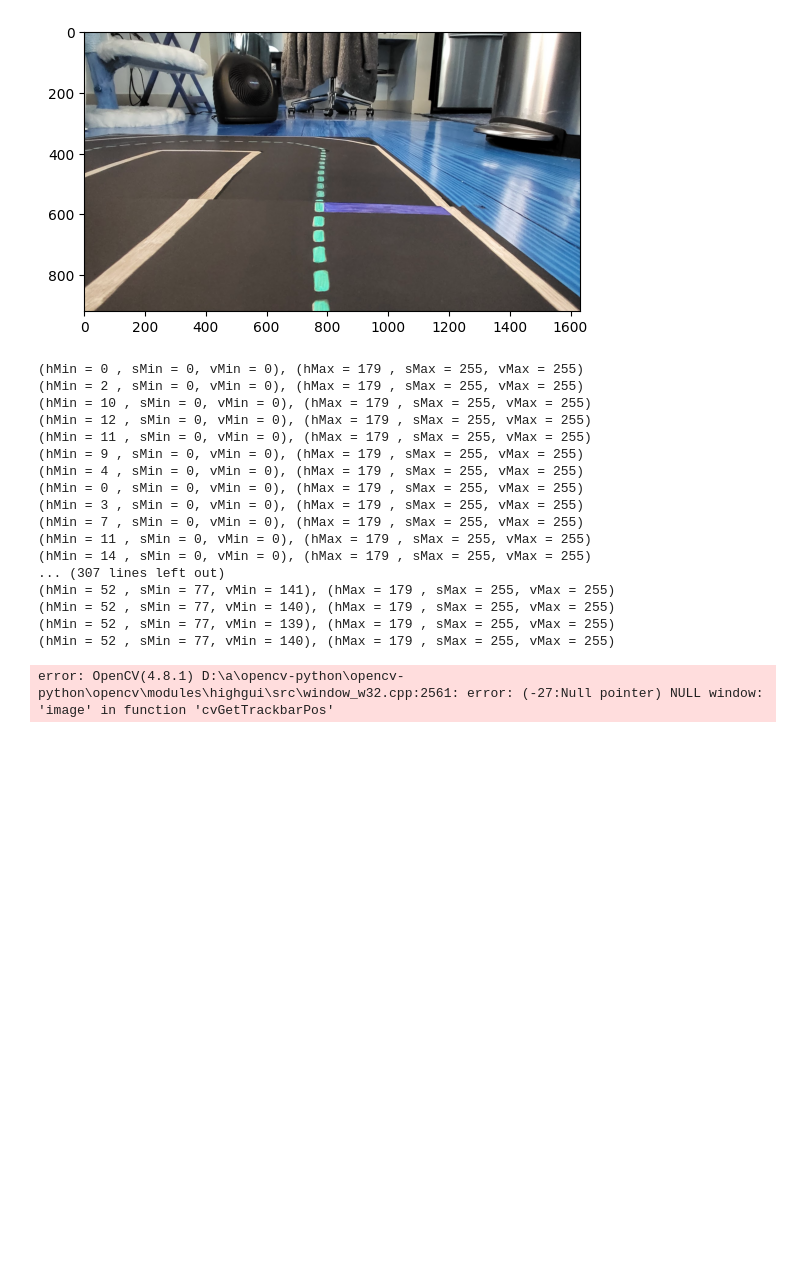
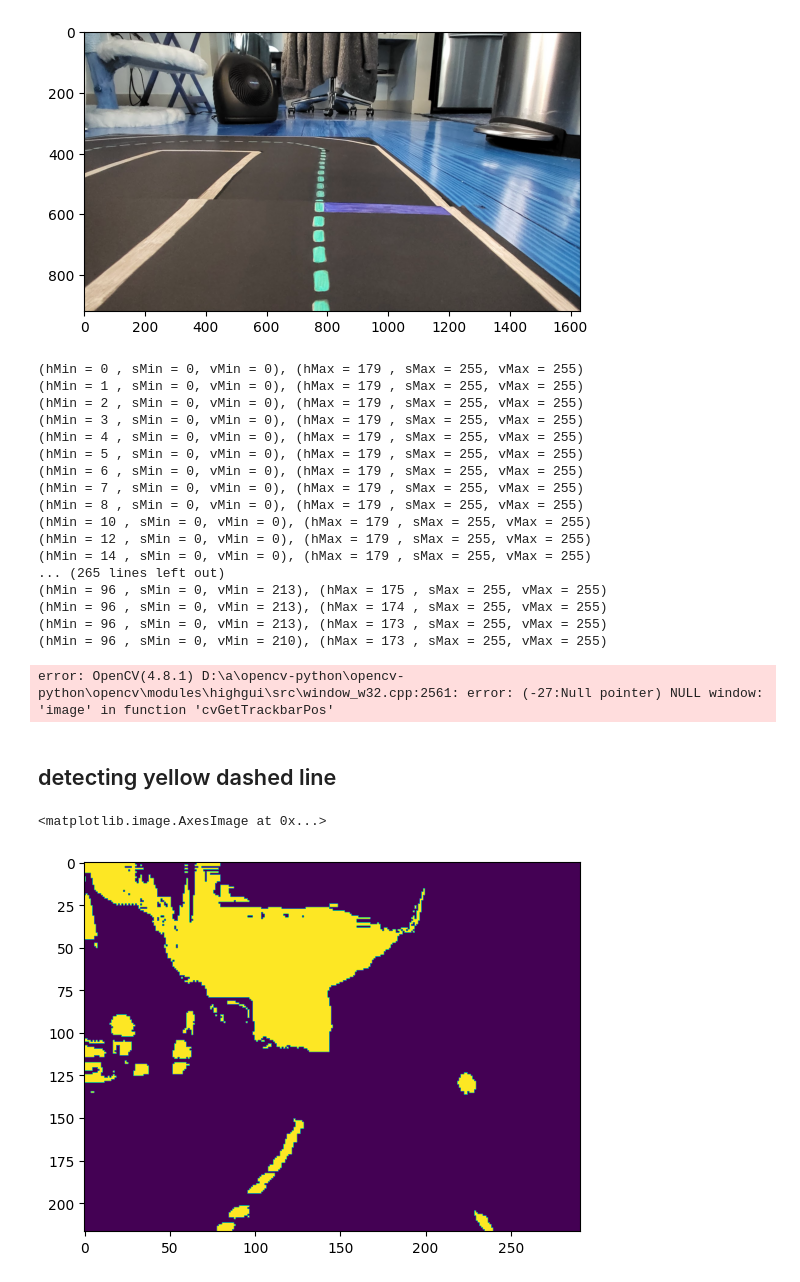
Before and after one commit to bridgetknight/CSC485_F2023, a Jupyter notebook: projects/picar/workshop.ipynb, the cells around one changed output. Drawn from its saved outputs; the diff is of its cells as text; code cells hidden in the pictures; blank space fills up the shorter version.

```diff
--- a/projects/picar/workshop.ipynb
+++ b/projects/picar/workshop.ipynb
@@ -65,6 +65,8 @@ plt.imshow(img)
 <matplotlib.image.AxesImage at 0x...>
 [figure]
 # %%
+file = "test_data/center_lane.jpg"
+img = cv2.imread(file)
 # Create a window
 cv2.namedWindow('image')
 
@@ -128,20 +130,49 @@ while(1):
 cv2.destroyAllWindows()
 # %% [output]
 (hMin = 0 , sMin = 0, vMin = 0), (hMax = 179 , sMax = 255, vMax = 255)
+(hMin = 1 , sMin = 0, vMin = 0), (hMax = 179 , sMax = 255, vMax = 255)
 (hMin = 2 , sMin = 0, vMin = 0), (hMax = 179 , sMax = 255, vMax = 255)
+(hMin = 3 , sMin = 0, vMin = 0), (hMax = 179 , sMax = 255, vMax = 255)
+(hMin = 4 , sMin = 0, vMin = 0), (hMax = 179 , sMax = 255, vMax = 255)
+(hMin = 5 , sMin = 0, vMin = 0), (hMax = 179 , sMax = 255, vMax = 255)
+(hMin = 6 , sMin = 0, vMin = 0), (hMax = 179 , sMax = 255, vMax = 255)
+(hMin = 7 , sMin = 0, vMin = 0), (hMax = 179 , sMax = 255, vMax = 255)
+(hMin = 8 , sMin = 0, vMin = 0), (hMax = 179 , sMax = 255, vMax = 255)
 (hMin = 10 , sMin = 0, vMin = 0), (hMax = 179 , sMax = 255, vMax = 255)
 (hMin = 12 , sMin = 0, vMin = 0), (hMax = 179 , sMax = 255, vMax = 255)
-(hMin = 11 , sMin = 0, vMin = 0), (hMax = 179 , sMax = 255, vMax = 255)
-(hMin = 9 , sMin = 0, vMin = 0), (hMax = 179 , sMax = 255, vMax = 255)
-(hMin = 4 , sMin = 0, vMin = 0), (hMax = 179 , sMax = 255, vMax = 255)
-(hMin = 0 , sMin = 0, vMin = 0), (hMax = 179 , sMax = 255, vMax = 255)
-(hMin = 3 , sMin = 0, vMin = 0), (hMax = 179 , sMax = 255, vMax = 255)
-(hMin = 7 , sMin = 0, vMin = 0), (hMax = 179 , sMax = 255, vMax = 255)
-(hMin = 11 , sMin = 0, vMin = 0), (hMax = 179 , sMax = 255, vMax = 255)
 (hMin = 14 , sMin = 0, vMin = 0), (hMax = 179 , sMax = 255, vMax = 255)
-... (307 lines left out)
-(hMin = 52 , sMin = 77, vMin = 141), (hMax = 179 , sMax = 255, vMax = 255)
-(hMin = 52 , sMin = 77, vMin = 140), (hMax = 179 , sMax = 255, vMax = 255)
-(hMin = 52 , sMin = 77, vMin = 139), (hMax = 179 , sMax = 255, vMax = 255)
-(hMin = 52 , sMin = 77, vMin = 140), (hMax = 179 , sMax = 255, vMax = 255)
+... (265 lines left out)
+(hMin = 96 , sMin = 0, vMin = 213), (hMax = 175 , sMax = 255, vMax = 255)
+(hMin = 96 , sMin = 0, vMin = 213), (hMax = 174 , sMax = 255, vMax = 255)
+(hMin = 96 , sMin = 0, vMin = 213), (hMax = 173 , sMax = 255, vMax = 255)
+(hMin = 96 , sMin = 0, vMin = 210), (hMax = 173 , sMax = 255, vMax = 255)
 error: OpenCV(4.8.1) D:\a\opencv-python\opencv-python\opencv\modules\highgui\src\window_w32.cpp:2561: error: (-27:Null pointer) NULL window: 'image' in function 'cvGetTrackbarPos'
+# %% [markdown]
+## detecting yellow dashed line
+# %%
+def detect_center_line(img):
+    # filter out white lines
+    hsv = cv2.cvtColor(img, cv2.COLOR_BGR2HSV)
+    #show_img("hsv", hsv)
+
+    # threshold for counting a pixel as yellow
+    sensitivity = 15
+    lower_yellow = np.array([21, 0, 98])
+    upper_yellow = np.array([78, 95, 200])
+
+    mask = cv2.inRange(hsv, lower_yellow, upper_yellow)
+
+    # detect edges
+    edges = cv2.Canny(mask, 200, 400)
+    #show_img("edges", edges)
+    #matplotlib.image.imsave("canny_result.png", edges)
+    plt.imshow(edges)
+
+    return edges, mask
+# %%
+#center_img = cv2.imread()
+m = detect_center_line(img)
+plt.imshow(m[1])
+# %% [output]
+<matplotlib.image.AxesImage at 0x...>
+[figure, added]
```
Also changed, not shown: parts of 6 cells of this notebook, 12 other files.
